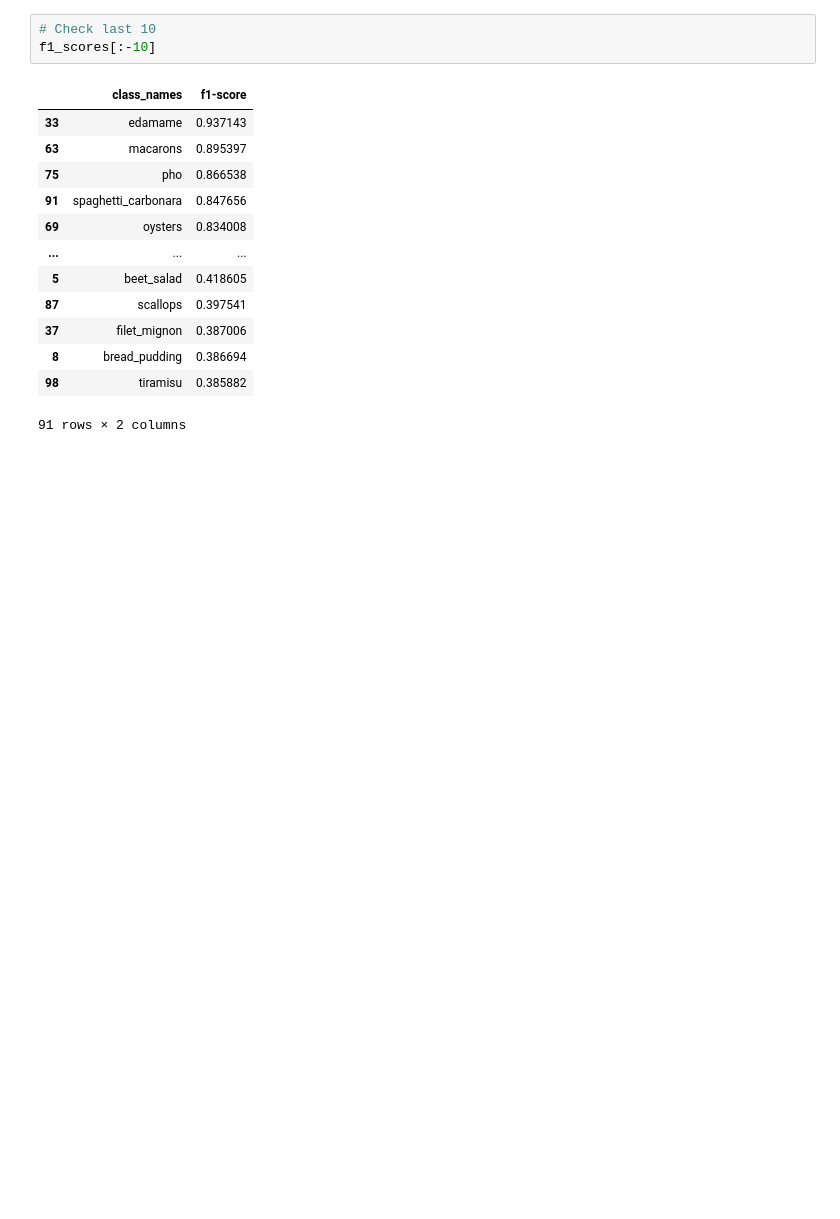
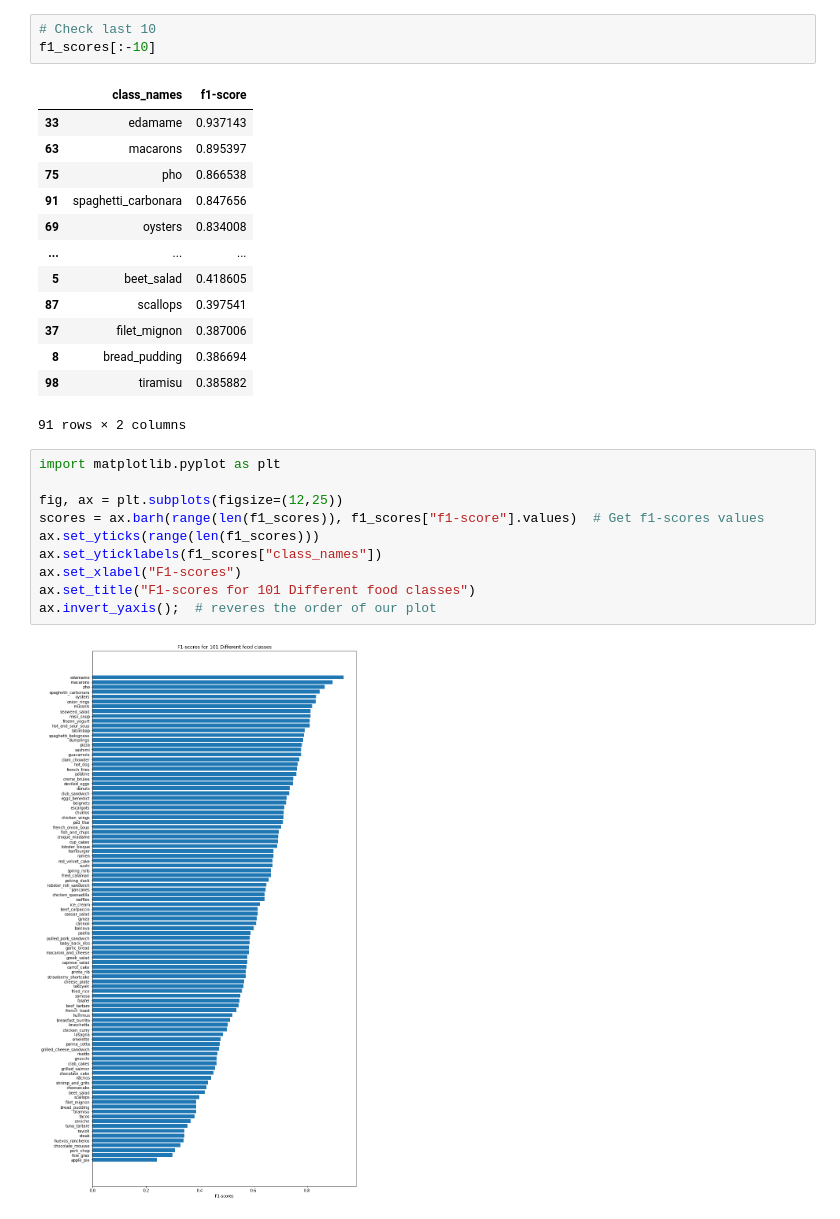
Before and after one commit to ShahZebYousafzai/Deep-Learning-Basics, a Jupyter notebook: 7_Transfer_Learning(Scaling_Up).ipynb, the cells around one changed output. Saved outputs shown, nothing was run; the diff lists cells and outputs as text; blank space fills up the shorter version.

Commit message:
Plotted F1-scores

```diff
--- a/7_Transfer_Learning(Scaling_Up).ipynb
+++ b/7_Transfer_Learning(Scaling_Up).ipynb
@@ -714,3 +731,15 @@ f1_scores[:-10]
 | 8 | bread_pudding | 0.386694 |
 | 98 | tiramisu | 0.385882 |
 91 rows × 2 columns
+# %%
+import matplotlib.pyplot as plt
+
+fig, ax = plt.subplots(figsize=(12,25))
+scores = ax.barh(range(len(f1_scores)), f1_scores["f1-score"].values)  # Get f1-scores values
+ax.set_yticks(range(len(f1_scores)))
+ax.set_yticklabels(f1_scores["class_names"])
+ax.set_xlabel("F1-scores")
+ax.set_title("F1-scores for 101 Different food classes")
+ax.invert_yaxis();  # reveres the order of our plot
+# %% [output]
+[figure, added]
```
Also changed, not shown: parts of 17 cells of this notebook.
